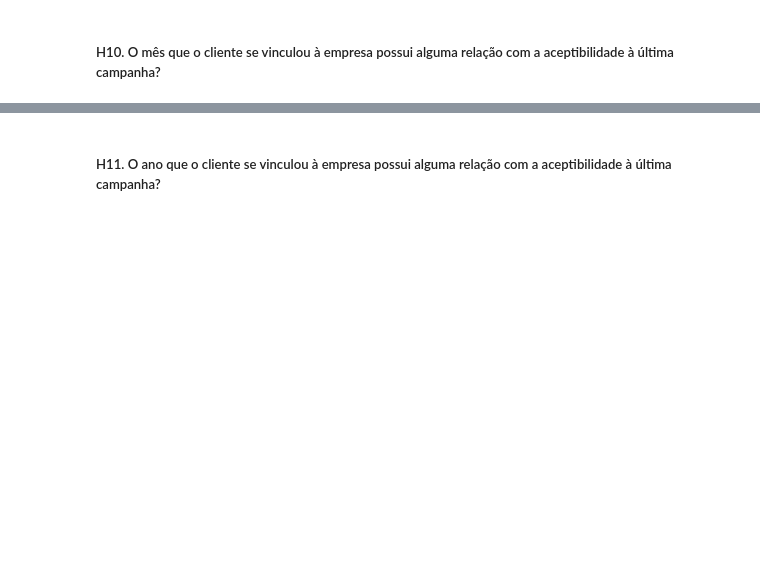
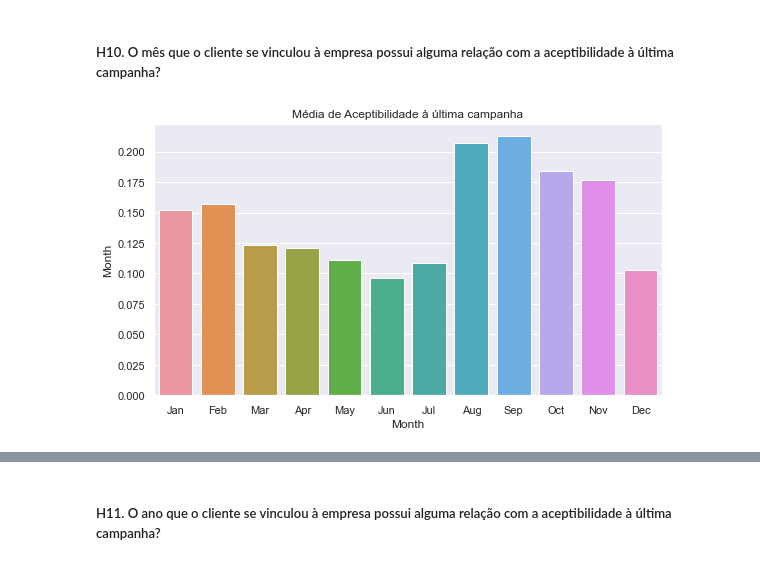
Before and after one commit to gustavolenin/Projeto-de-Marketing---Ifood, a Jupyter notebook: projeto_marketing.ipynb, the cells around one changed output, grey strips where cells are left out. Cells and saved outputs as stored; diff of their text form; code cells hidden in the pictures; blank space fills up the shorter version.

```diff
--- a/projeto_marketing.ipynb
+++ b/projeto_marketing.ipynb
@@ -626,2 +647,17 @@ Além disso:
 # %% [markdown]
 ##### H10. O mês que o cliente se vinculou à empresa possui alguma relação com a aceptibilidade à última campanha?
+# %%
+df_month = pd.DataFrame(data.groupby('Month').Response.mean()).reset_index()
+
+# Definindo ordenador
+sorter = ['Jan','Feb','Mar','Apr','May','Jun','Jul','Aug','Sep','Oct','Nov','Dec']
+df_month.Month = df_month.Month.astype("category")
+df_month.Month = df_month.Month.cat.set_categories(sorter)
+# %%
+plt.figure(figsize=(20,5))
+plt.subplot(1, 2, 1)
+# DataFrame ordenado corretamente em função do ordenador df_week.sort_values(["Weekday"])
+sns.barplot(x=df_month.sort_values(["Month"]).Month,y=df_month.sort_values(["Month"]).Response);
+plt.title('Média de Aceptibilidade à última campanha');
+# %% [output]
+[figure, added]
```
Also changed, not shown: parts of 6 cells of this notebook.
